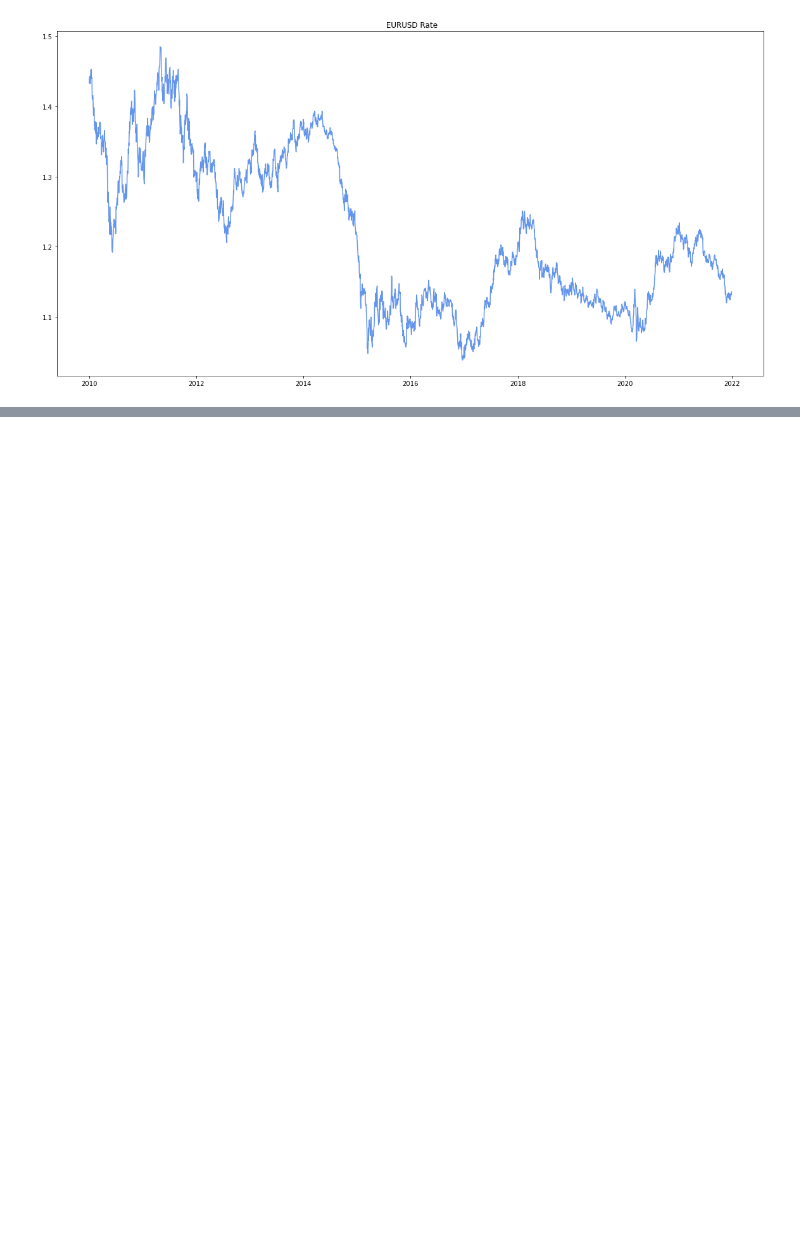
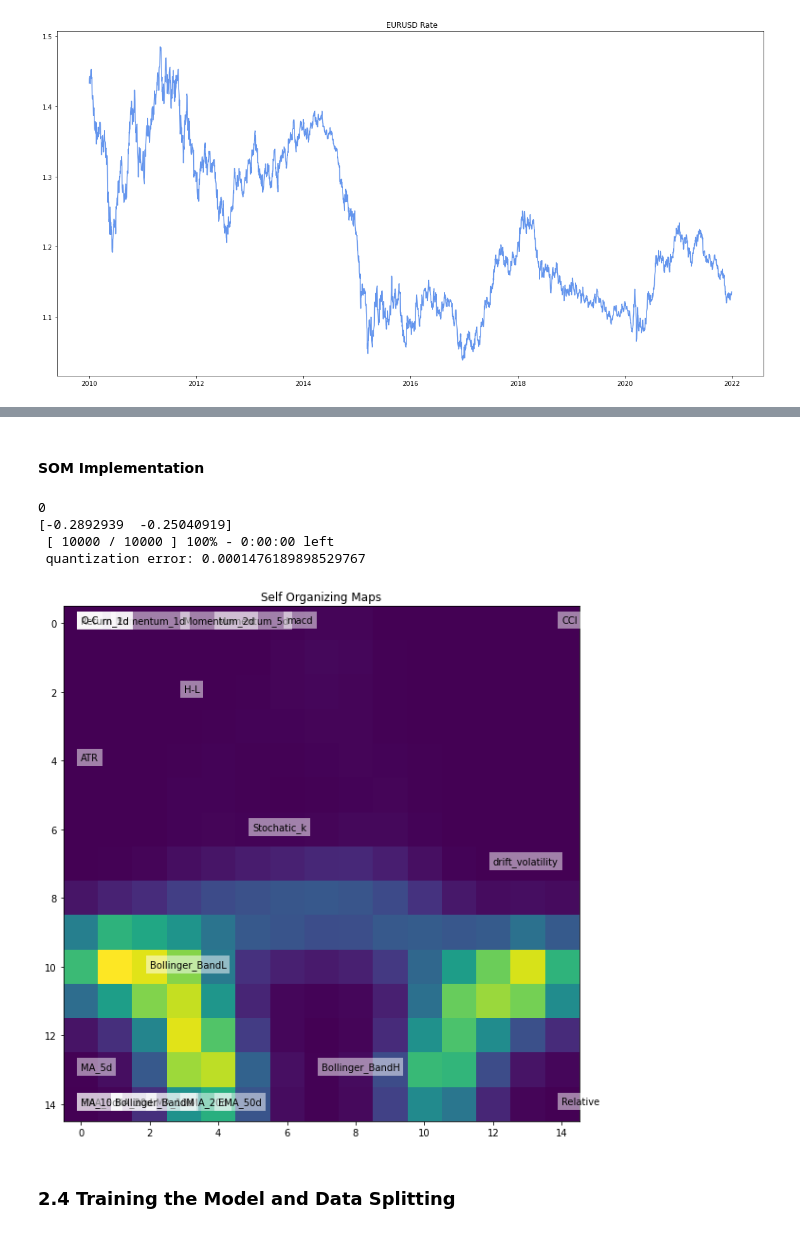
Before and after one commit to fabulouskorex/Capstone-Project, a Jupyter notebook: Deep_Learning_in_Finance.ipynb, the cells around one changed output, grey strips where cells are left out. Cells and saved outputs as stored; diff of their text form; code cells hidden in the pictures; blank space fills up the shorter version.

```diff
--- a/Deep_Learning_in_Finance.ipynb
+++ b/Deep_Learning_in_Finance.ipynb
@@ -1087,0 +1273,4 @@ plt.plot(df['Adj Close'], color='cornflowerblue');
+# %%
+df_cluster=pd.DataFrame({'Cluster':predictions,'Features':df2.index,
+                         'Distance':df2.mean(axis=1),'Std Dev':df2.std(axis=1)}).sort_values(by=['Cluster'],axis=0)
+df_cluster
@@ -1087,0 +1295,41 @@ plt.plot(df['Adj Close'], color='cornflowerblue');
+# %% [markdown]
+#### SOM Implementation
+# %%
+df3 = pd.DataFrame(df_cluster)
+X_SOM=df3[['Distance','Std Dev']]
+
+scaler = StandardScaler()
+X_SOM = scaler.fit_transform(X_SOM)
+
+# Check if the array has any missing or NaN values
+print(np.isnan(X_SOM).sum())
+
+# Check if the array has any values for index 0
+print(X_SOM[0])
+
+# Initialize a 15x15 SOM
+som = MiniSom(15, 15, 2, learning_rate=0.5, sigma=5, random_seed=42)
+
+# Initialize with random weights
+som.random_weights_init(X_SOM)
+
+# Trains SOM with 10000 iterations
+som.train_batch(X_SOM, 10000, verbose=True)
+# %% [output]
+0
+[-0.2892939  -0.25040919]
+ [ 10000 / 10000 ] 100% - 0:00:00 left
+ quantization error: 0.0001476189898529767
+# %%
+# Plotting SOM
+plt.figure(figsize=(20, 10))
+for ix in range(len(X_SOM)):
+    winner = som.winner(X_SOM[ix])
+    plt.text(winner[0], winner[1], df_cluster.Features[ix], bbox=dict(facecolor='white', alpha=0.5, lw=0))
+plt.imshow(som.distance_map())
+plt.grid(False)
+plt.title('Self Organizing Maps');
+# %% [output]
+[figure, added]
+# %% [markdown]
+### 2.4 Training the Model and Data Splitting
```
Also changed, not shown: parts of 68 cells of this notebook.
